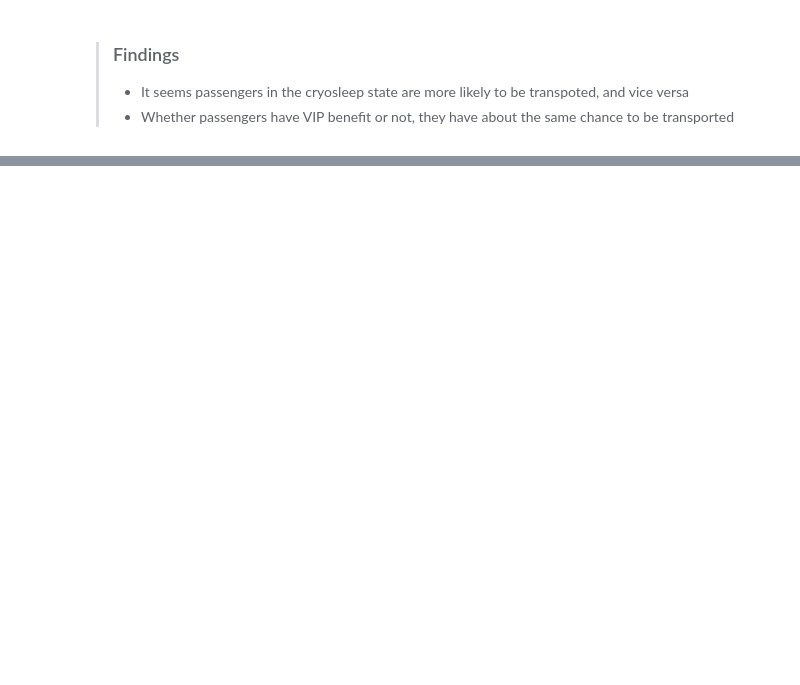
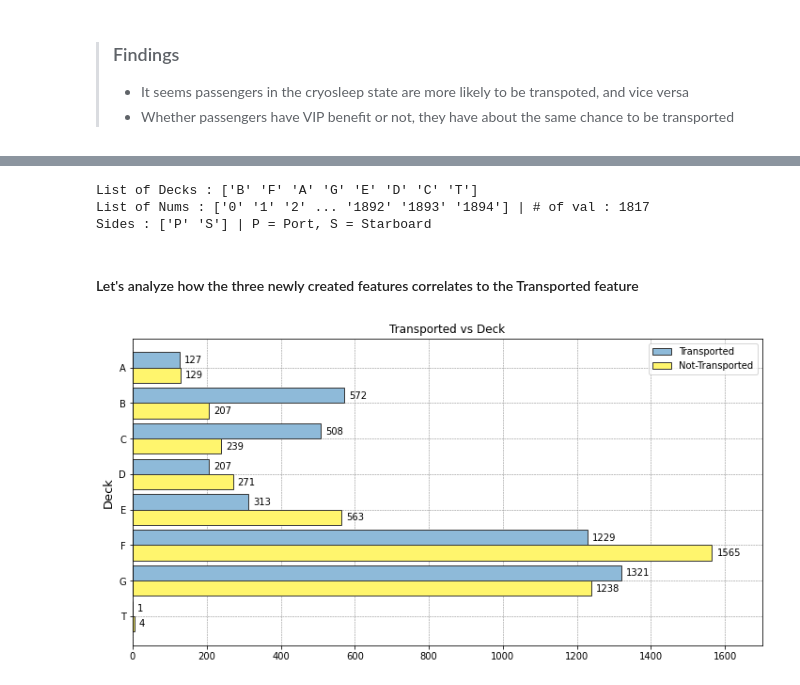
Before and after one commit to junedism/ams-classifier, a Jupyter notebook: spaceship-titanic-exploratory-data-analysis.ipynb, the cells around one changed output, grey strips where cells are left out. Drawn from its saved outputs; the diff is of its cells as text; code cells hidden in the pictures; blank space fills up the shorter version.

Commit message:
Kaggle Notebook | Spaceship Titanic Exploratory Data Analysis | Version 5

```diff
--- a/spaceship-titanic-exploratory-data-analysis.ipynb
+++ b/spaceship-titanic-exploratory-data-analysis.ipynb
@@ -381,0 +388,6 @@ plt.show();
+# %%
+# Create new dataframe with deck, num, and side as columns
+
+df_cabin = data_train["Cabin"].str.extract("(.*?)/(.*?)/(.)")
+df_cabin.columns = ["Deck", "Num", "Side"]
+df_cabin.info()
@@ -381,0 +405,7 @@ plt.show();
+# %%
+# We want to see if there is any correlation between the three new features and the Transported feature,
+# so we're adding the transported feature into the newly created dataframe
+
+df_cabin["Transported"] = data_train["Transported"]
+df_cabin.dropna(inplace=True)
+df_cabin.head(4)
@@ -381,0 +418,39 @@ plt.show();
+# %%
+# Let's do some observation on the newly created features
+
+print("List of Decks :", df_cabin["Deck"].unique())
+print("List of Nums :", df_cabin["Num"].unique(), "| # of val :", df_cabin["Num"].nunique())
+print("Sides :", df_cabin["Side"].unique(), "| P = Port, S = Starboard")
+# %% [output]
+List of Decks : ['B' 'F' 'A' 'G' 'E' 'D' 'C' 'T']
+List of Nums : ['0' '1' '2' ... '1892' '1893' '1894'] | # of val : 1817
+Sides : ['P' 'S'] | P = Port, S = Starboard
+# %% [markdown]
+#### Let's analyze how the three newly created features correlates to the Transported feature
+# %%
+y_deck = df_cabin.groupby(["Deck", "Transported"])["Num"].count().reset_index()
+y_deck.rename(columns = {"Num" : "Count"}, inplace=True)
+
+y_side = df_cabin.groupby(["Side", "Transported"])["Num"].count().reset_index()
+y_side.rename(columns = {"Num" : "Count"}, inplace=True)
+# %%
+y = np.arange(stop=16, step=2)
+y = y[::-1]
+fig, ax = plt.subplots(figsize=(12, 6))
+
+bar1 = ax.barh(y+.43, y_deck[y_deck["Transported"]]["Count"], height=height, color=tcolor_dict[True],
+              ec="#383838", zorder=2, label="Transported")
+bar2 = ax.barh(y-.43, y_deck[~y_deck["Transported"]]["Count"], height=height, color=tcolor_dict[False],
+              ec="#383838", zorder=2, label="Not-Transported")
+ax.bar_label(bar1, padding=5)
+ax.bar_label(bar2, padding=5)
+ax.set_yticks(y, y_deck["Deck"].unique())
+ax.set_xlim(right=1700)
+ax.set_ylabel("Deck", fontsize=13)
+ax.grid(linestyle='--', linewidth=0.5, color='gray', zorder=0)
+ax.set_title("Transported vs Deck")
+ax.legend()
+
+plt.show();
+# %% [output]
+[figure, added]
```
Also changed, not shown: parts of 11 cells of this notebook.
